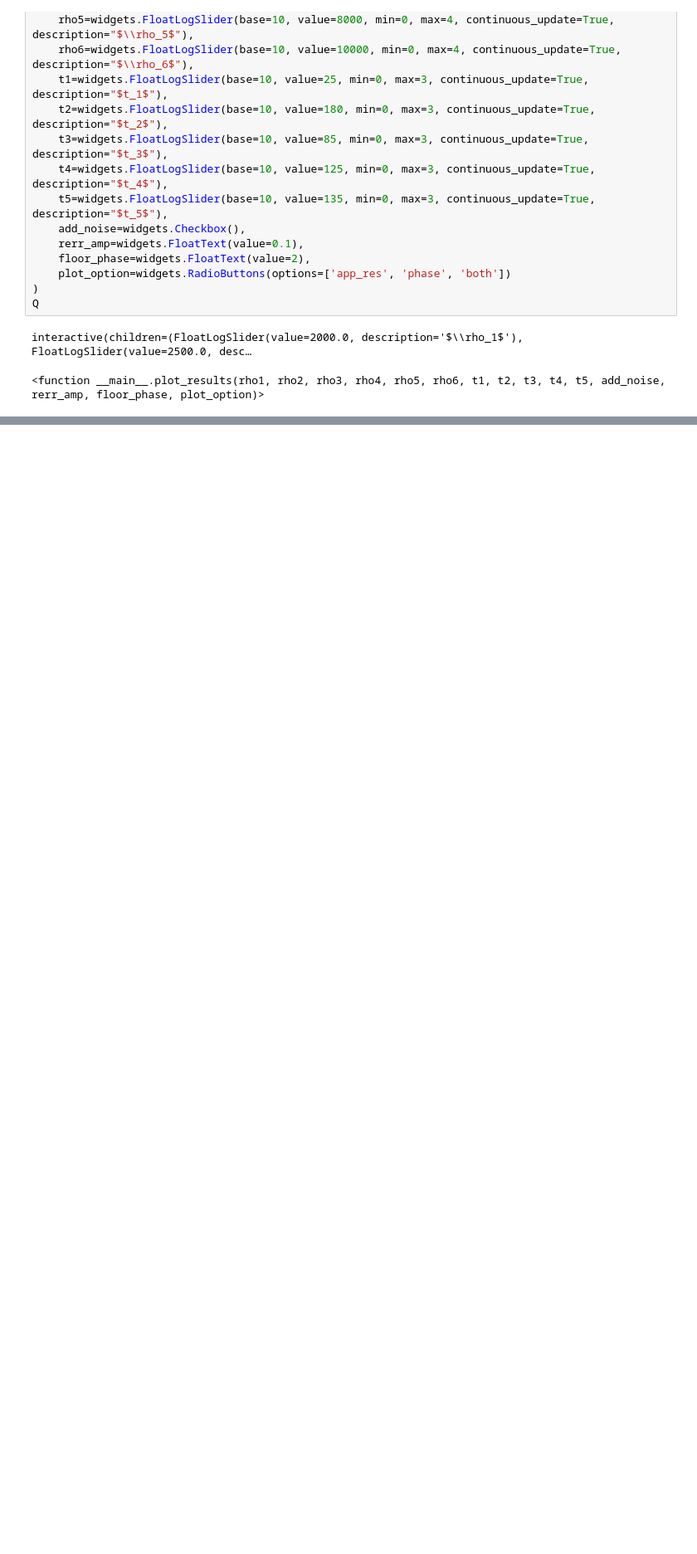
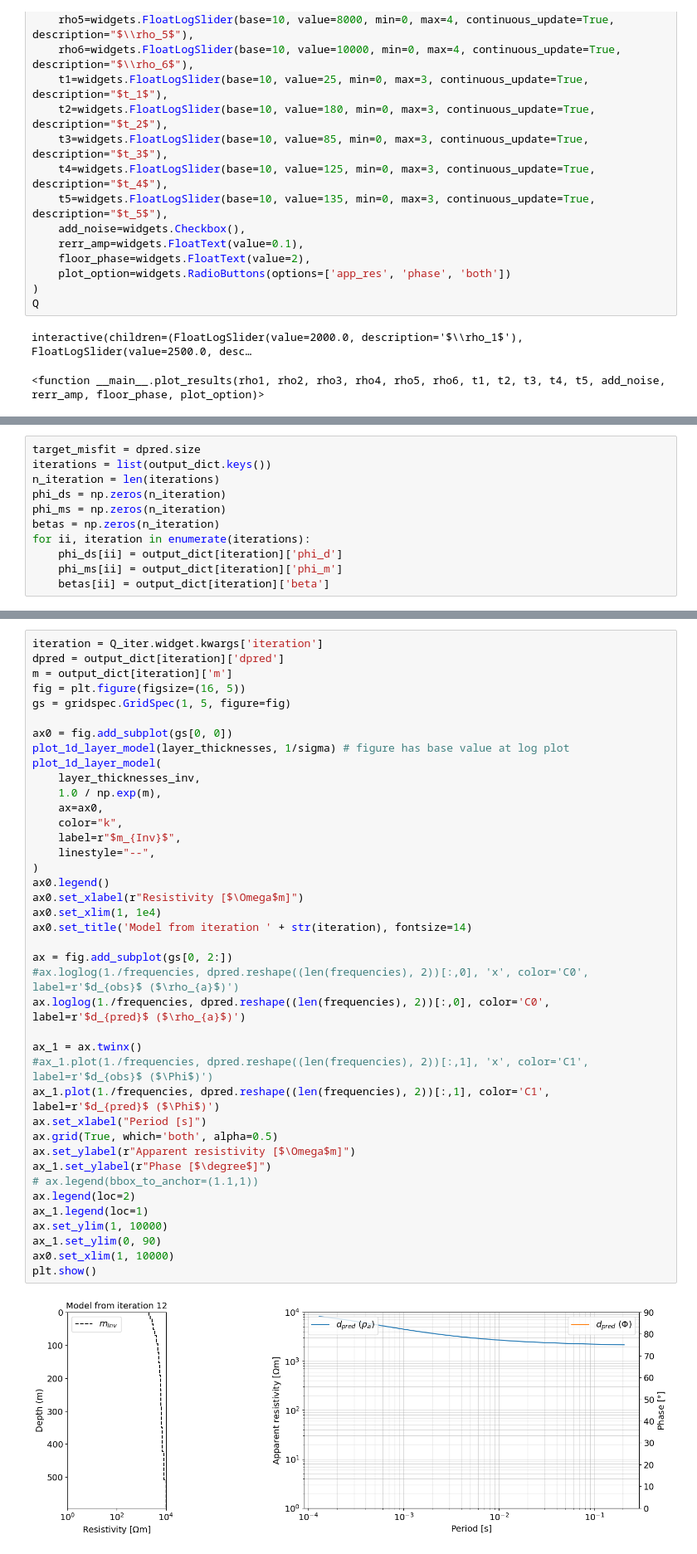
Before and after one commit to e-hdz130504/EOSC454-Inversion-Project-2026, a Jupyter notebook: FDEM_example.ipynb, the cells around one changed output, grey strips where cells are left out. Shown at 83% size. Saved outputs shown, nothing was run; the diff lists cells and outputs as text; blank space fills up the shorter version.

```diff
--- a/FDEM_example.ipynb
+++ b/FDEM_example.ipynb
@@ -251,0 +448,11 @@ interactive(children=(FloatLogSlider(value=2000.0, description='$\\rho_1$'), Flo
+# %%
+target_misfit = dpred.size
+iterations = list(output_dict.keys())
+n_iteration = len(iterations)
+phi_ds = np.zeros(n_iteration)
+phi_ms = np.zeros(n_iteration)
+betas = np.zeros(n_iteration)
+for ii, iteration in enumerate(iterations):
+    phi_ds[ii] = output_dict[iteration]['phi_d']
+    phi_ms[ii] = output_dict[iteration]['phi_m']
+    betas[ii] = output_dict[iteration]['beta']
@@ -251,0 +484,42 @@ interactive(children=(FloatLogSlider(value=2000.0, description='$\\rho_1$'), Flo
+# %%
+iteration = Q_iter.widget.kwargs['iteration']
+dpred = output_dict[iteration]['dpred']
+m = output_dict[iteration]['m']
+fig = plt.figure(figsize=(16, 5))
+gs = gridspec.GridSpec(1, 5, figure=fig)
+
+ax0 = fig.add_subplot(gs[0, 0])
+plot_1d_layer_model(layer_thicknesses, 1/sigma) # figure has base value at log plot
+plot_1d_layer_model(
+    layer_thicknesses_inv,
+    1.0 / np.exp(m),
+    ax=ax0,
+    color="k",
+    label=r"$m_{Inv}$",
+    linestyle="--",
+)
+ax0.legend()
+ax0.set_xlabel(r"Resistivity [$\Omega$m]")
+ax0.set_xlim(1, 1e4)
+ax0.set_title('Model from iteration ' + str(iteration), fontsize=14)
+
+ax = fig.add_subplot(gs[0, 2:])
+#ax.loglog(1./frequencies, dpred.reshape((len(frequencies), 2))[:,0], 'x', color='C0', label=r'$d_{obs}$ ($\rho_{a}$)')
+ax.loglog(1./frequencies, dpred.reshape((len(frequencies), 2))[:,0], color='C0', label=r'$d_{pred}$ ($\rho_{a}$)')
+
+ax_1 = ax.twinx()
+#ax_1.plot(1./frequencies, dpred.reshape((len(frequencies), 2))[:,1], 'x', color='C1', label=r'$d_{obs}$ ($\Phi$)')
+ax_1.plot(1./frequencies, dpred.reshape((len(frequencies), 2))[:,1], color='C1', label=r'$d_{pred}$ ($\Phi$)')
+ax.set_xlabel("Period [s]")
+ax.grid(True, which='both', alpha=0.5)
+ax.set_ylabel(r"Apparent resistivity [$\Omega$m]")
+ax_1.set_ylabel(r"Phase [$\degree$]")
+# ax.legend(bbox_to_anchor=(1.1,1))
+ax.legend(loc=2)
+ax_1.legend(loc=1)
+ax.set_ylim(1, 10000)
+ax_1.set_ylim(0, 90)
+ax0.set_xlim(1, 10000)
+plt.show()
+# %% [output]
+[figure, added]
```
Also changed, not shown: parts of 12 cells of this notebook, 2 other files.
